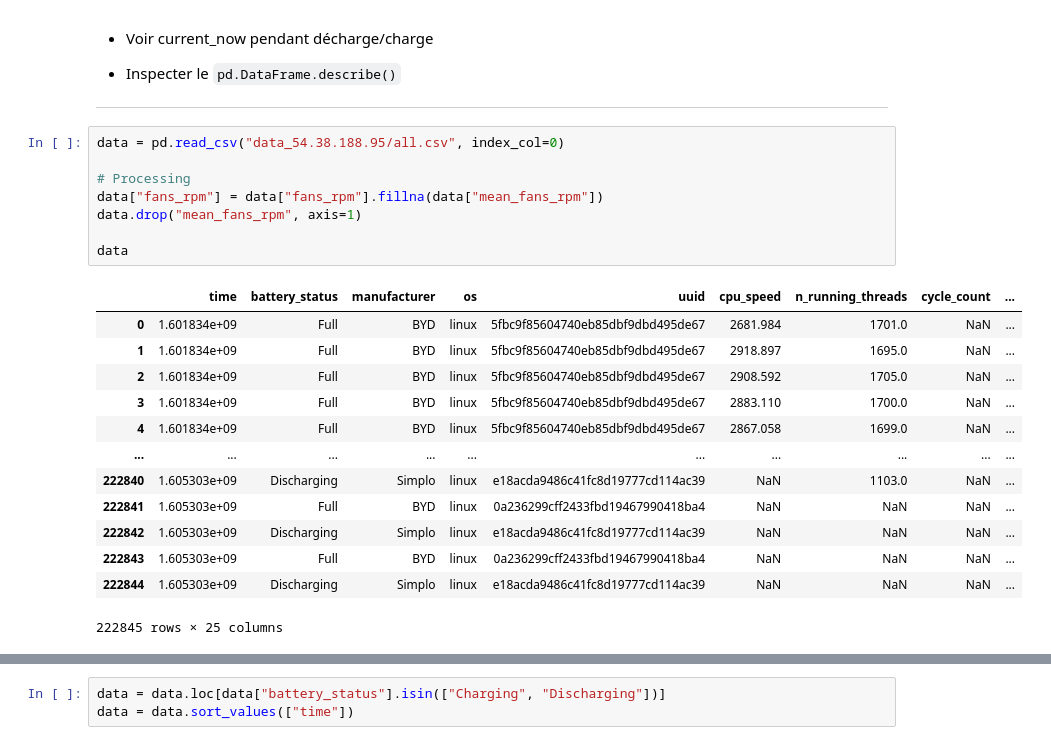
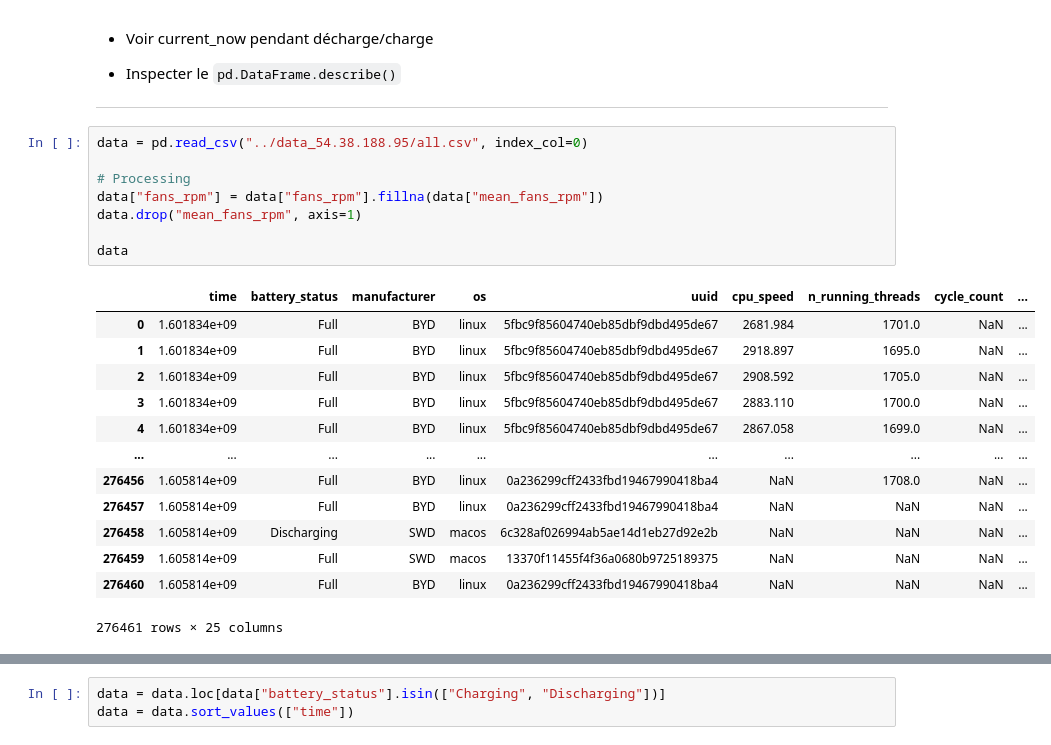
Before and after one commit to khazit/BatteryProbe.ai, a Jupyter notebook: notebook/notebook_ali.ipynb, the cells around one changed output, grey strips where cells are left out. Cells and saved outputs as stored; diff of their text form.

```diff
--- a/notebook/notebook_ali.ipynb
+++ b/notebook/notebook_ali.ipynb
@@ -27,27 +27,27 @@ logger.setLevel(logging.DEBUG)
   * Inspecter le `pd.DataFrame.describe()`
 ---
 # %%
-data = pd.read_csv("data_54.38.188.95/all.csv", index_col=0)
+data = pd.read_csv("../data_54.38.188.95/all.csv", index_col=0)
 
 # Processing
 data["fans_rpm"] = data["fans_rpm"].fillna(data["mean_fans_rpm"])
 data.drop("mean_fans_rpm", axis=1)
 
 data
 # %% [output]
 |  | time | battery_status | manufacturer | os | uuid | cpu_speed | n_running_threads | cycle_count | ... |
 | 0 | 1.601834e+09 | Full | BYD | linux | 5fbc9f85604740eb85dbf9dbd495de67 | 2681.984 | 1701.0 | NaN | ... |
 | 1 | 1.601834e+09 | Full | BYD | linux | 5fbc9f85604740eb85dbf9dbd495de67 | 2918.897 | 1695.0 | NaN | ... |
 | 2 | 1.601834e+09 | Full | BYD | linux | 5fbc9f85604740eb85dbf9dbd495de67 | 2908.592 | 1705.0 | NaN | ... |
 | 3 | 1.601834e+09 | Full | BYD | linux | 5fbc9f85604740eb85dbf9dbd495de67 | 2883.110 | 1700.0 | NaN | ... |
 | 4 | 1.601834e+09 | Full | BYD | linux | 5fbc9f85604740eb85dbf9dbd495de67 | 2867.058 | 1699.0 | NaN | ... |
 | ... | ... | ... | ... | ... | ... | ... | ... | ... | ... |
-| 222840 | 1.605303e+09 | Discharging | Simplo | linux | e18acda9486c41fc8d19777cd114ac39 | NaN | 1103.0 | NaN | ... |
-| 222841 | 1.605303e+09 | Full | BYD | linux | 0a236299cff2433fbd19467990418ba4 | NaN | NaN | NaN | ... |
-| 222842 | 1.605303e+09 | Discharging | Simplo | linux | e18acda9486c41fc8d19777cd114ac39 | NaN | NaN | NaN | ... |
-| 222843 | 1.605303e+09 | Full | BYD | linux | 0a236299cff2433fbd19467990418ba4 | NaN | NaN | NaN | ... |
-| 222844 | 1.605303e+09 | Discharging | Simplo | linux | e18acda9486c41fc8d19777cd114ac39 | NaN | NaN | NaN | ... |
+| 276456 | 1.605814e+09 | Full | BYD | linux | 0a236299cff2433fbd19467990418ba4 | NaN | 1708.0 | NaN | ... |
+| 276457 | 1.605814e+09 | Full | BYD | linux | 0a236299cff2433fbd19467990418ba4 | NaN | NaN | NaN | ... |
+| 276458 | 1.605814e+09 | Discharging | SWD | macos | 6c328af026994ab5ae14d1eb27d92e2b | NaN | NaN | NaN | ... |
+| 276459 | 1.605814e+09 | Full | SWD | macos | 13370f11455f4f36a0680b9725189375 | NaN | NaN | NaN | ... |
+| 276460 | 1.605814e+09 | Full | BYD | linux | 0a236299cff2433fbd19467990418ba4 | NaN | NaN | NaN | ... |
-222845 rows × 25 columns
+276461 rows × 25 columns
 # %%
 data.info()
 # %% [output]
```
Also changed, not shown: parts of 3 cells of this notebook, 1 other file.
